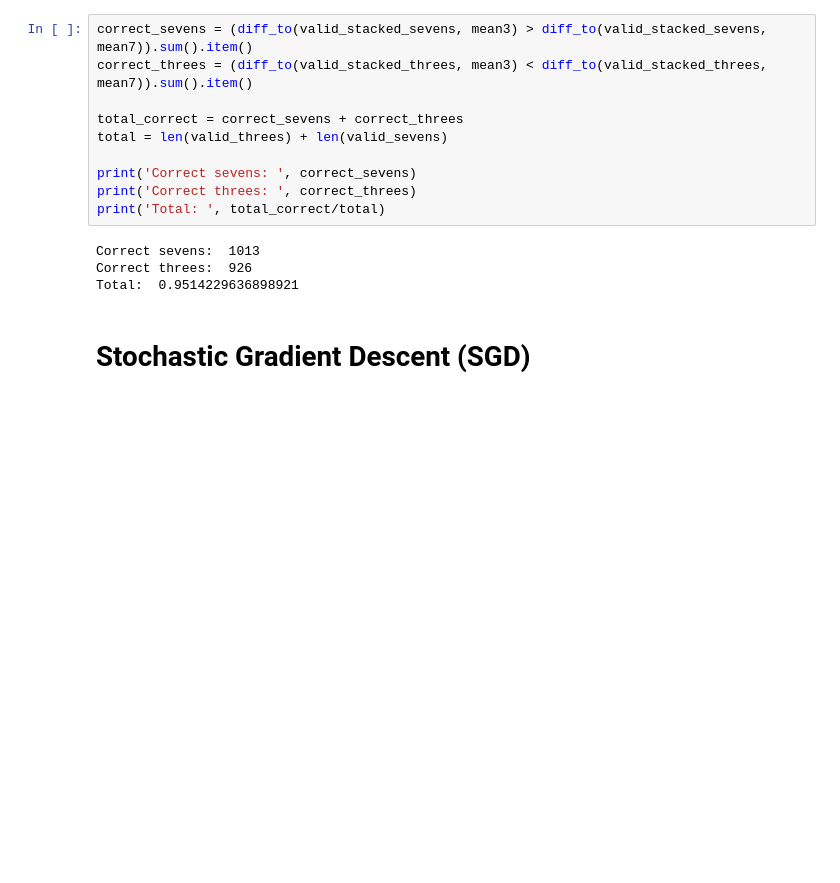
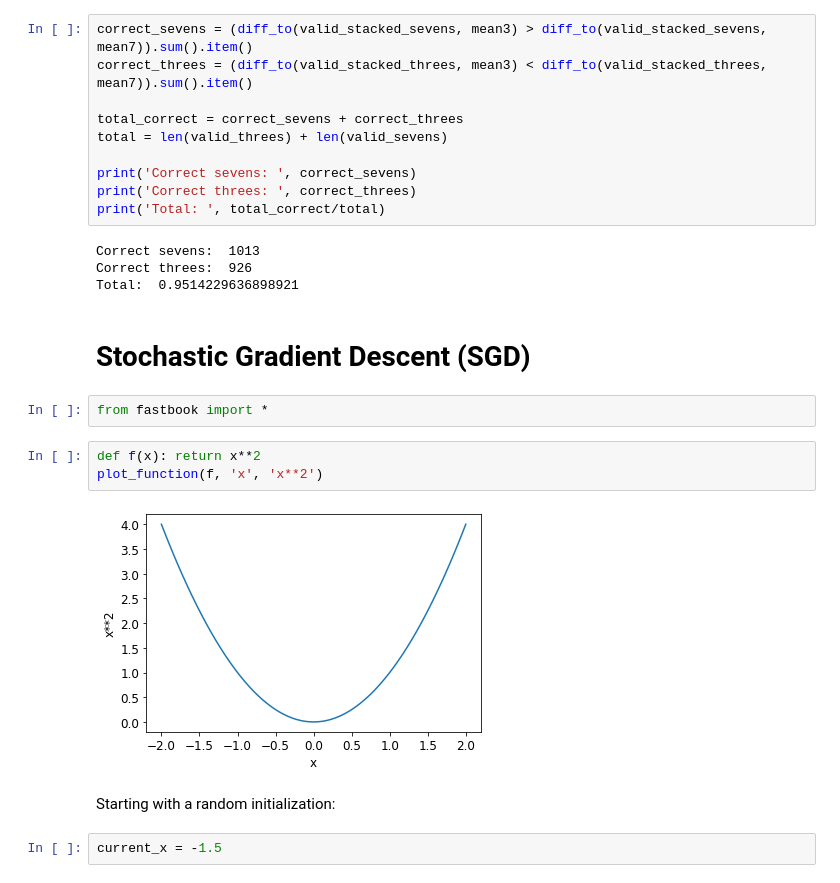
Before and after one commit to omlnaut/fastai, a Jupyter notebook: chapter3_foundations_of_vision.ipynb, the cells around one changed output. Drawn from its saved outputs; the diff is of its cells as text; blank space fills up the shorter version.

```diff
--- a/chapter3_foundations_of_vision.ipynb
+++ b/chapter3_foundations_of_vision.ipynb
@@ -143,3 +143,14 @@ Correct threes:  926
 Total:  0.9514229636898921
 # %% [markdown]
 # Stochastic Gradient Descent (SGD)
+# %%
+from fastbook import *
+# %%
+def f(x): return x**2
+plot_function(f, 'x', 'x**2')
+# %% [output]
+[figure, added]
+# %% [markdown]
+Starting with a random initialization:
+# %%
+current_x = -1.5
```
Also changed, not shown: parts of 84 cells of this notebook.
